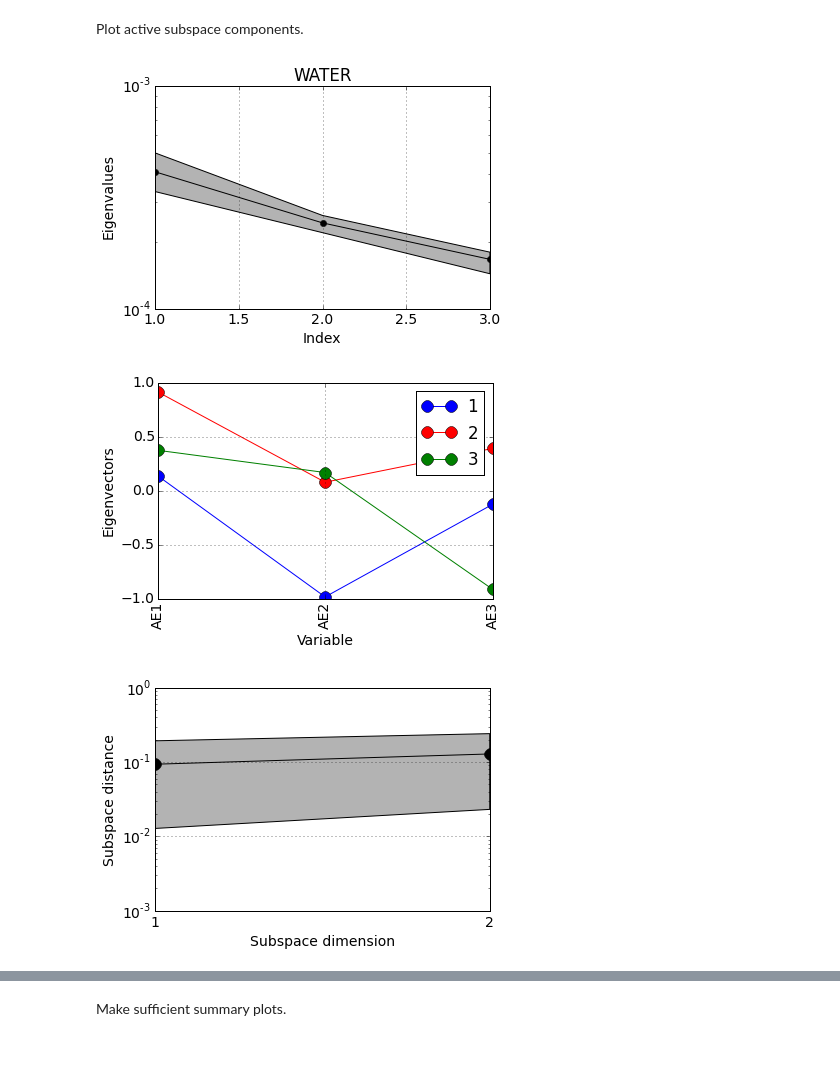
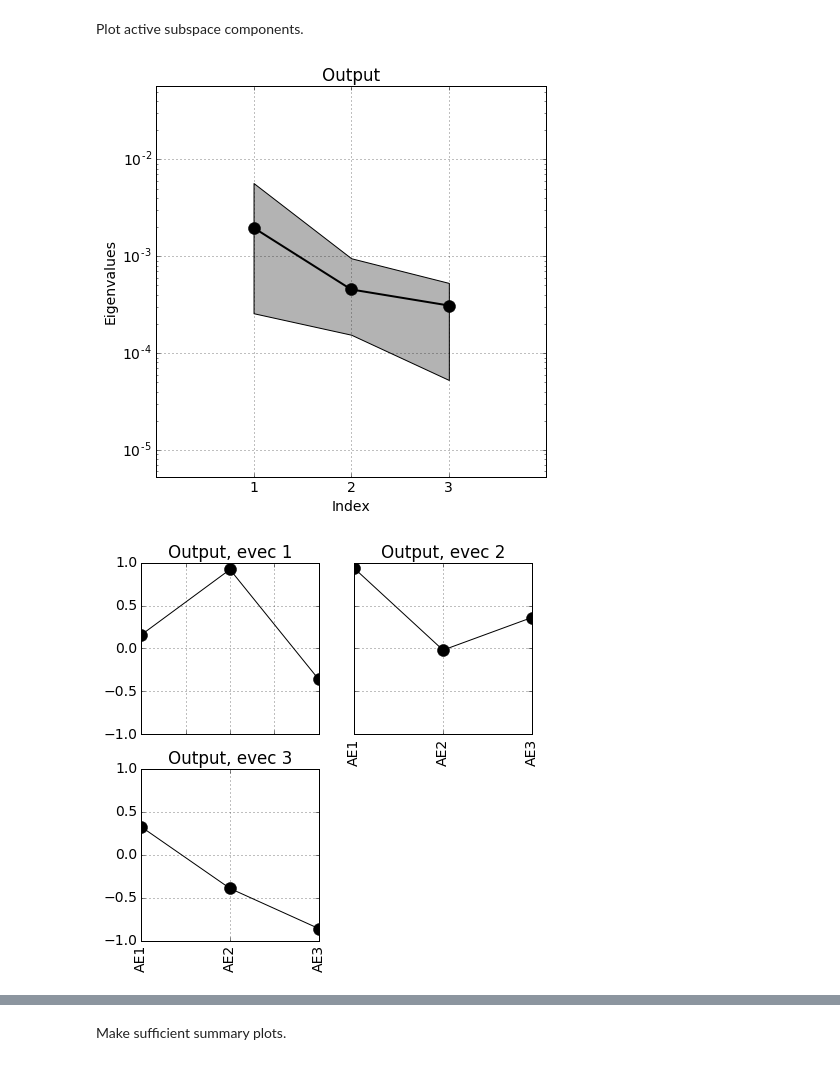
Before and after one commit to paulcon/as-data-sets, a Jupyter notebook: ICS-3reac/active-subspace-ICS3.ipynb, the cells around one changed output, grey strips where cells are left out. Drawn from its saved outputs; the diff is of its cells as text; code cells hidden in the pictures.

```diff
--- a/ICS-3reac/active-subspace-ICS3.ipynb
+++ b/ICS-3reac/active-subspace-ICS3.ipynb
@@ -79,12 +79,13 @@ lam,W,lam_bootrange,sub_bootrange = ac.get_active_subspace(G,3)
+# %%
+G = ac.local_linear_gradients(XX,f)
+ass = ac.subspaces.Subspaces()
+ass.compute(df=G,nboot=2000)
 # %% [markdown]
 Plot active subspace components.
-# %%
-ac.plot_active_subspace(lam,W,
-                        lam_bootrange=lam_bootrange,
-                        sub_bootrange=sub_bootrange,
-                        in_labels=in_labels,
-                        out_label=out_label)
-# %% [output]
-[figure, removed]
-[figure, removed]
-[figure, removed]
+# %%
+ac.utils.plotters.eigenvalues(ass.eigenvalues,ass.e_br)
+ac.utils.plotters.eigenvectors(np.hstack((ass.W1,ass.W2)),in_labels=in_labels)
+ac.utils.plotters.subspace_errors(ass.sub_br)
+# %% [output]
+[figure, added]
+[figure, added]
```
Also changed, not shown: parts of 9 cells of this notebook, 27 other files.
